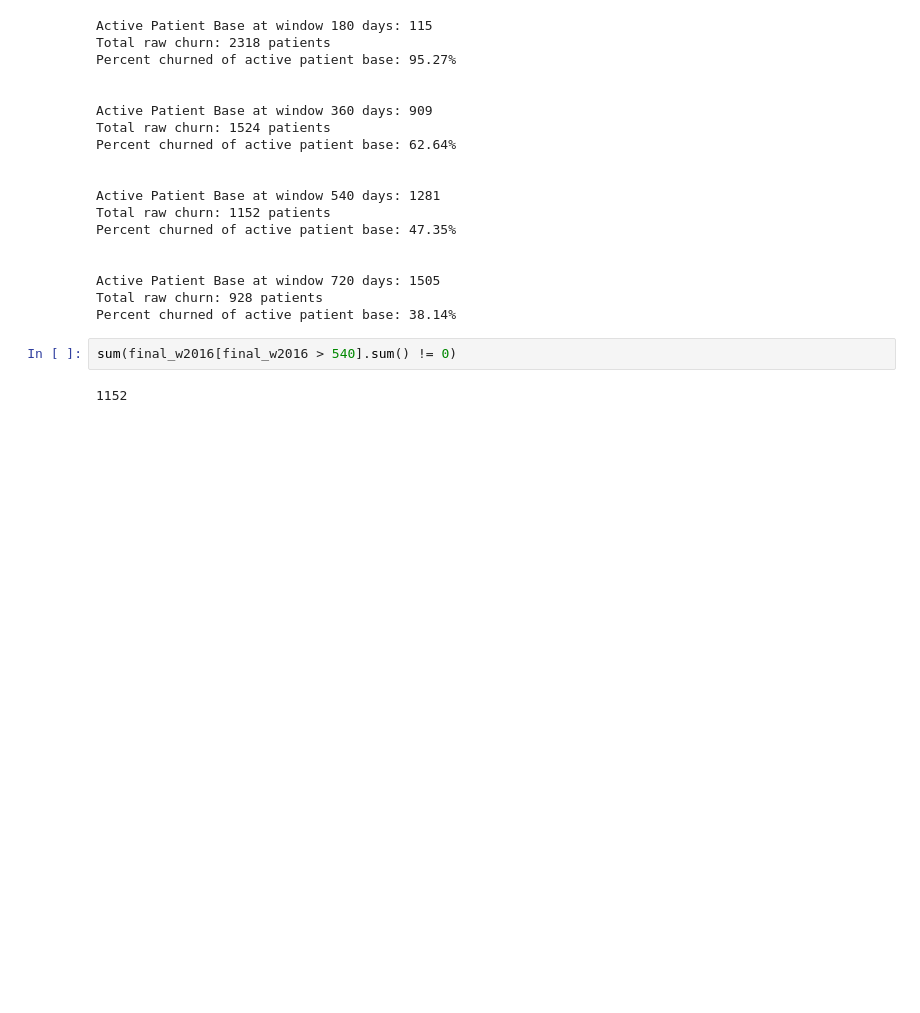
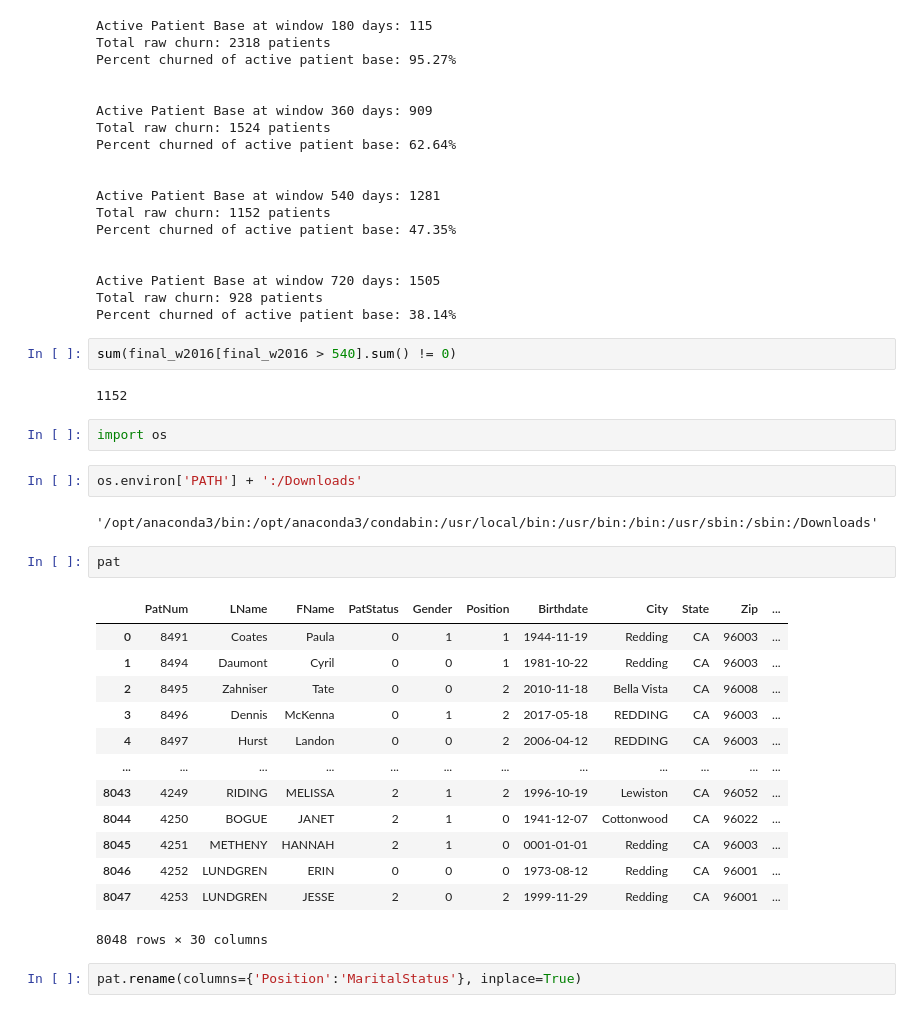
Before and after one commit to americanthinker/dental-project, a Jupyter notebook: Production_scratch.ipynb, the cells around one changed output. Saved outputs shown, nothing was run; the diff lists cells and outputs as text; blank space fills up the shorter version.

```diff
--- a/Production_scratch.ipynb
+++ b/Production_scratch.ipynb
@@ -311,3 +311,27 @@ Percent churned of active patient base: 38.14%
 sum(final_w2016[final_w2016 > 540].sum() != 0)
 # %% [output]
 1152
+# %%
+import os
+# %%
+os.environ['PATH'] + ':/Downloads'
+# %% [output]
+'/opt/anaconda3/bin:/opt/anaconda3/condabin:/usr/local/bin:/usr/bin:/bin:/usr/sbin:/sbin:/Downloads'
+# %%
+pat
+# %% [output]
+|  | PatNum | LName | FName | PatStatus | Gender | Position | Birthdate | City | State | Zip | ... |
+| 0 | 8491 | Coates | Paula | 0 | 1 | 1 | 1944-11-19 | Redding | CA | 96003 | ... |
+| 1 | 8494 | Daumont | Cyril | 0 | 0 | 1 | 1981-10-22 | Redding | CA | 96003 | ... |
+| 2 | 8495 | Zahniser | Tate | 0 | 0 | 2 | 2010-11-18 | Bella Vista | CA | 96008 | ... |
+| 3 | 8496 | Dennis | McKenna | 0 | 1 | 2 | 2017-05-18 | REDDING | CA | 96003 | ... |
+| 4 | 8497 | Hurst | Landon | 0 | 0 | 2 | 2006-04-12 | REDDING | CA | 96003 | ... |
+| ... | ... | ... | ... | ... | ... | ... | ... | ... | ... | ... | ... |
+| 8043 | 4249 | RIDING | MELISSA | 2 | 1 | 2 | 1996-10-19 | Lewiston | CA | 96052 | ... |
+| 8044 | 4250 | BOGUE | JANET | 2 | 1 | 0 | 1941-12-07 | Cottonwood | CA | 96022 | ... |
+| 8045 | 4251 | METHENY | HANNAH | 2 | 1 | 0 | 0001-01-01 | Redding | CA | 96003 | ... |
+| 8046 | 4252 | LUNDGREN | ERIN | 0 | 0 | 0 | 1973-08-12 | Redding | CA | 96001 | ... |
+| 8047 | 4253 | LUNDGREN | JESSE | 2 | 0 | 2 | 1999-11-29 | Redding | CA | 96001 | ... |
+8048 rows × 30 columns
+# %%
+pat.rename(columns={'Position':'MaritalStatus'}, inplace=True)
```
Also changed, not shown: parts of 4 cells of this notebook, 6 other files.
